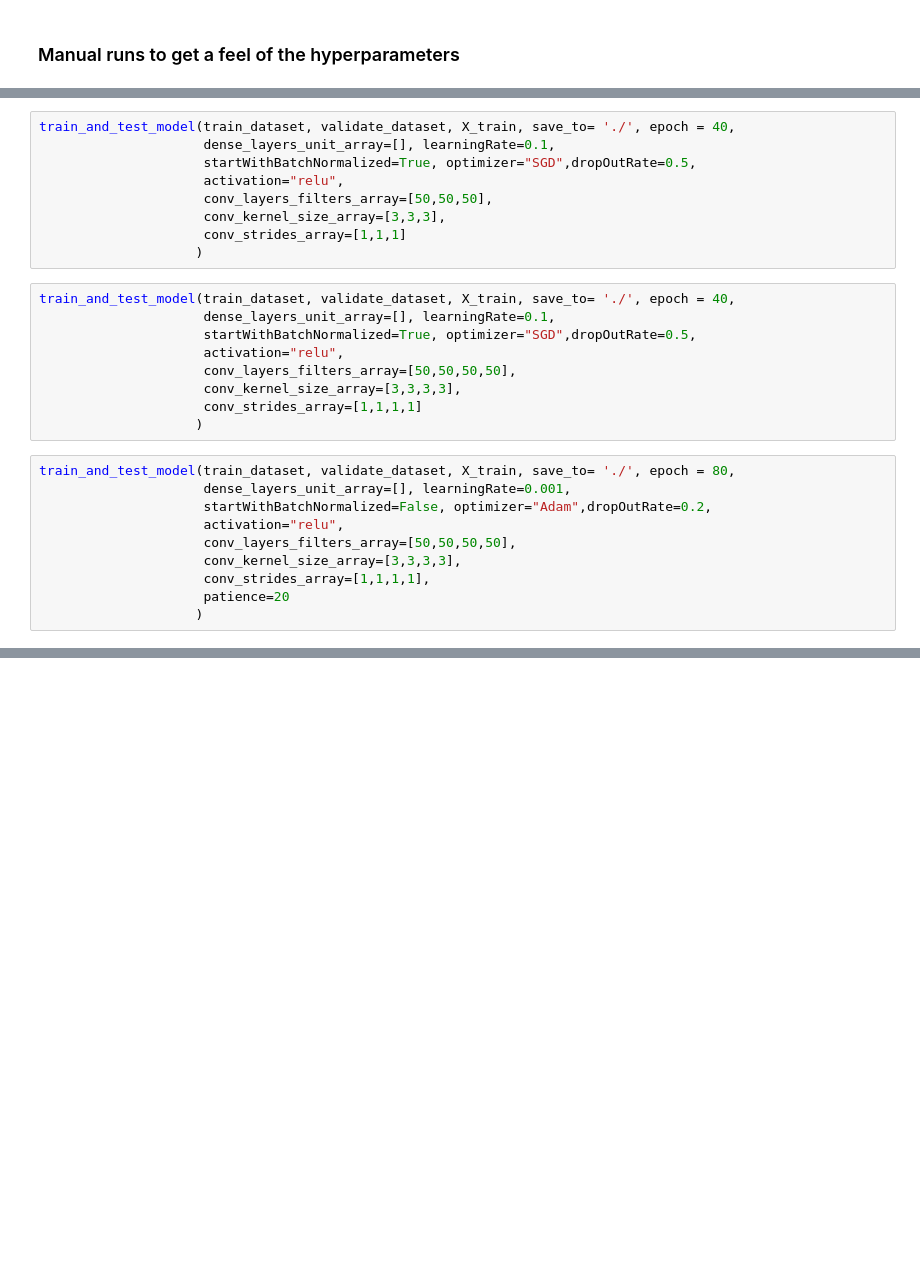
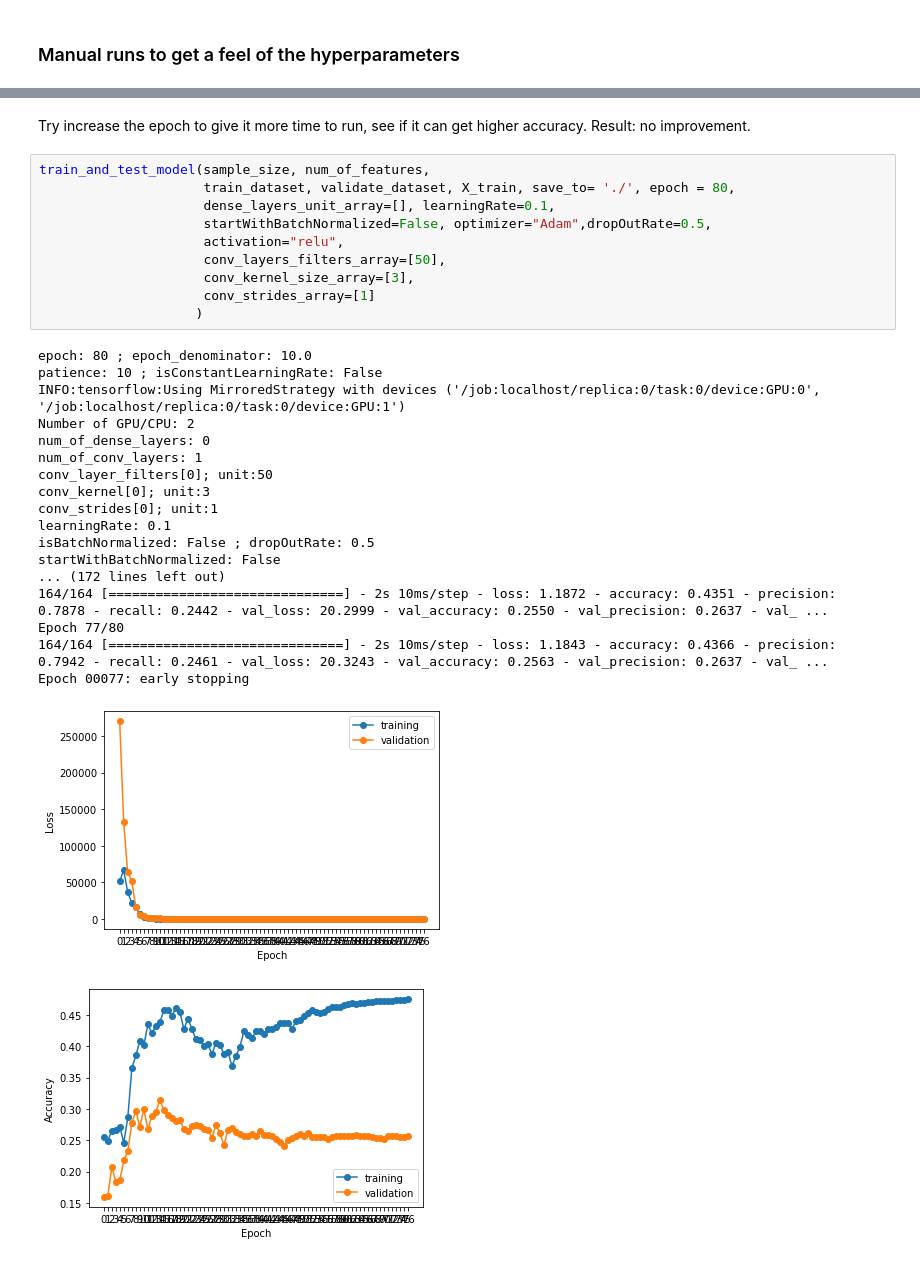
Before and after one commit to ronaldlee/eeg-feature-generation, a Jupyter notebook: final/CNN_model_on_GAMEEMO_raw_dataset.ipynb, the cells around one changed output, grey strips where cells are left out. Saved outputs shown, nothing was run; the diff lists cells and outputs as text; blank space fills up the shorter version.

```diff
--- a/final/CNN_model_on_GAMEEMO_raw_dataset.ipynb
+++ b/final/CNN_model_on_GAMEEMO_raw_dataset.ipynb
@@ -324,28 +377,0 @@ train_and_test_model(train_dataset, validate_dataset, X_train, save_to= './', ep
-# %%
-train_and_test_model(train_dataset, validate_dataset, X_train, save_to= './', epoch = 40,
-                     dense_layers_unit_array=[], learningRate=0.1,
-                     startWithBatchNormalized=True, optimizer="SGD",dropOutRate=0.5,
-                     activation="relu",
-                     conv_layers_filters_array=[50,50,50],
-                     conv_kernel_size_array=[3,3,3],
-                     conv_strides_array=[1,1,1]
-                    )
-# %%
-train_and_test_model(train_dataset, validate_dataset, X_train, save_to= './', epoch = 40,
-                     dense_layers_unit_array=[], learningRate=0.1,
-                     startWithBatchNormalized=True, optimizer="SGD",dropOutRate=0.5,
-                     activation="relu",
-                     conv_layers_filters_array=[50,50,50,50],
-                     conv_kernel_size_array=[3,3,3,3],
-                     conv_strides_array=[1,1,1,1]
-                    )
-# %%
-train_and_test_model(train_dataset, validate_dataset, X_train, save_to= './', epoch = 80,
-                     dense_layers_unit_array=[], learningRate=0.001,
-                     startWithBatchNormalized=False, optimizer="Adam",dropOutRate=0.2,
-                     activation="relu",
-                     conv_layers_filters_array=[50,50,50,50],
-                     conv_kernel_size_array=[3,3,3,3],
-                     conv_strides_array=[1,1,1,1],
-                     patience=20
-                    )
@@ -474,0 +378,33 @@ print(classification_report(y_test, y_predict))
+# %% [markdown]
+Try increase the epoch to give it more time to run, see if it can get higher accuracy.
+Result: no improvement.
+# %%
+train_and_test_model(sample_size, num_of_features,
+                     train_dataset, validate_dataset, X_train, save_to= './', epoch = 80,
+                     dense_layers_unit_array=[], learningRate=0.1,
+                     startWithBatchNormalized=False, optimizer="Adam",dropOutRate=0.5,
+                     activation="relu",
+                     conv_layers_filters_array=[50],
+                     conv_kernel_size_array=[3],
+                     conv_strides_array=[1]
+                    )
+# %% [output]
+epoch: 80 ; epoch_denominator: 10.0
+patience: 10 ; isConstantLearningRate: False
+INFO:tensorflow:Using MirroredStrategy with devices ('/job:localhost/replica:0/task:0/device:GPU:0', '/job:localhost/replica:0/task:0/device:GPU:1')
+Number of GPU/CPU: 2
+num_of_dense_layers: 0
+num_of_conv_layers: 1
+conv_layer_filters[0]; unit:50
+conv_kernel[0]; unit:3
+conv_strides[0]; unit:1
+learningRate: 0.1
+isBatchNormalized: False ; dropOutRate: 0.5
+startWithBatchNormalized: False
+... (172 lines left out)
+164/164 [==============================] - 2s 10ms/step - loss: 1.1872 - accuracy: 0.4351 - precision: 0.7878 - recall: 0.2442 - val_loss: 20.2999 - val_accuracy: 0.2550 - val_precision: 0.2637 - val_ ...
+Epoch 77/80
+164/164 [==============================] - 2s 10ms/step - loss: 1.1843 - accuracy: 0.4366 - precision: 0.7942 - recall: 0.2461 - val_loss: 20.3243 - val_accuracy: 0.2563 - val_precision: 0.2637 - val_ ...
+Epoch 00077: early stopping
+[figure, added]
+[figure, added]
```
Also changed, not shown: parts of 35 cells of this notebook.
